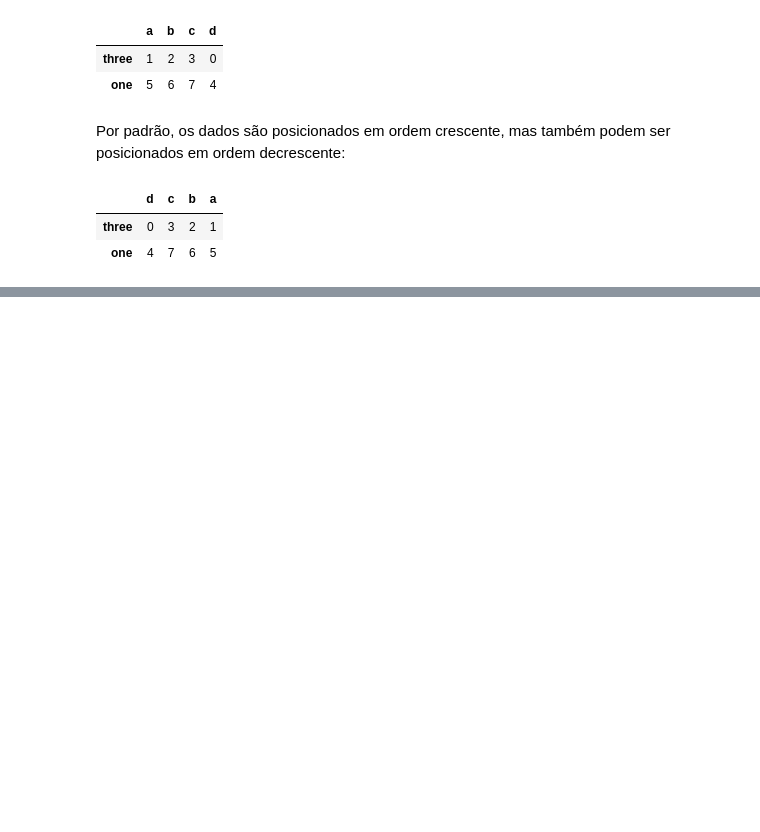
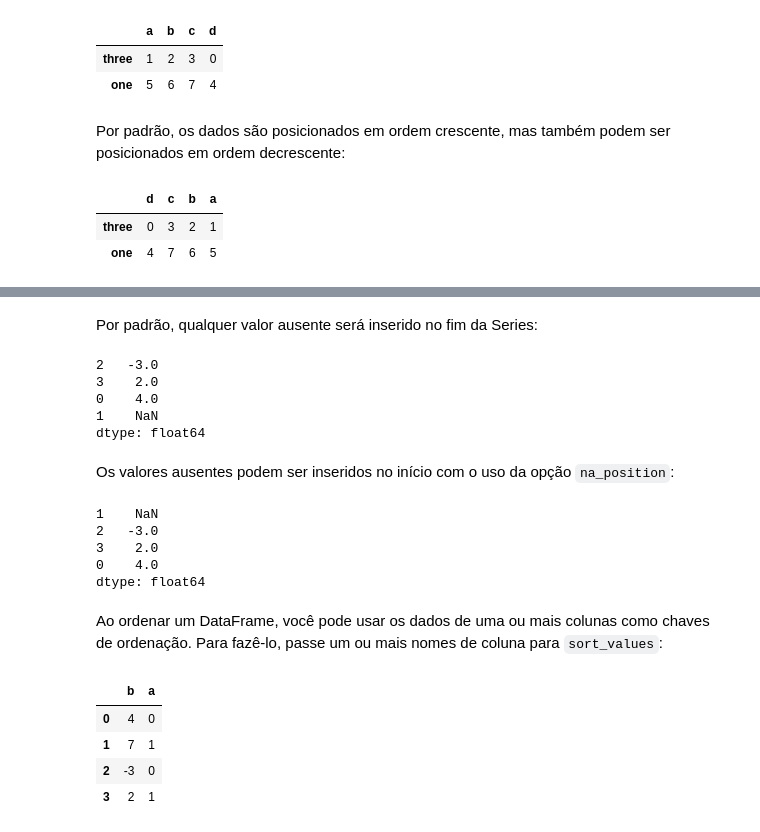
Before and after one commit to isaiassousa032/python-para-analise-de-dados-livro, a Jupyter notebook: Capitulo 5.ipynb, the cells around one changed output, grey strips where cells are left out. Cells and saved outputs as stored; diff of their text form; code cells hidden in the pictures; blank space fills up the shorter version.

```diff
--- a/Capitulo 5.ipynb
+++ b/Capitulo 5.ipynb
@@ -1324,0 +1334,32 @@ Para ordenar uma Series pelos seus valores
+# %% [markdown]
+Por padrão, qualquer valor ausente será inserido no fim da Series:
+# %%
+obj = pd.Series([4, np.nan, -3,2])
+obj.sort_values()
+# %% [output]
+2   -3.0
+3    2.0
+0    4.0
+1    NaN
+dtype: float64
+# %% [markdown]
+Os valores ausentes podem ser inseridos no início com o uso da opção `na_position`:
+# %%
+obj.sort_values(na_position="first")
+# %% [output]
+1    NaN
+2   -3.0
+3    2.0
+0    4.0
+dtype: float64
+# %% [markdown]
+Ao ordenar um DataFrame, você pode usar os dados de uma ou mais colunas como chaves de ordenação. Para fazê-lo, passe um ou mais nomes de coluna para `sort_values`:
+# %%
+frame = pd.DataFrame({"b": [4,7,-3,2], "a": [0,1,0,1]})
+frame
+# %% [output]
+|  | b | a |
+| 0 | 4 | 0 |
+| 1 | 7 | 1 |
+| 2 | -3 | 0 |
+| 3 | 2 | 1 |
```
Also changed, not shown: parts of 25 cells of this notebook.
